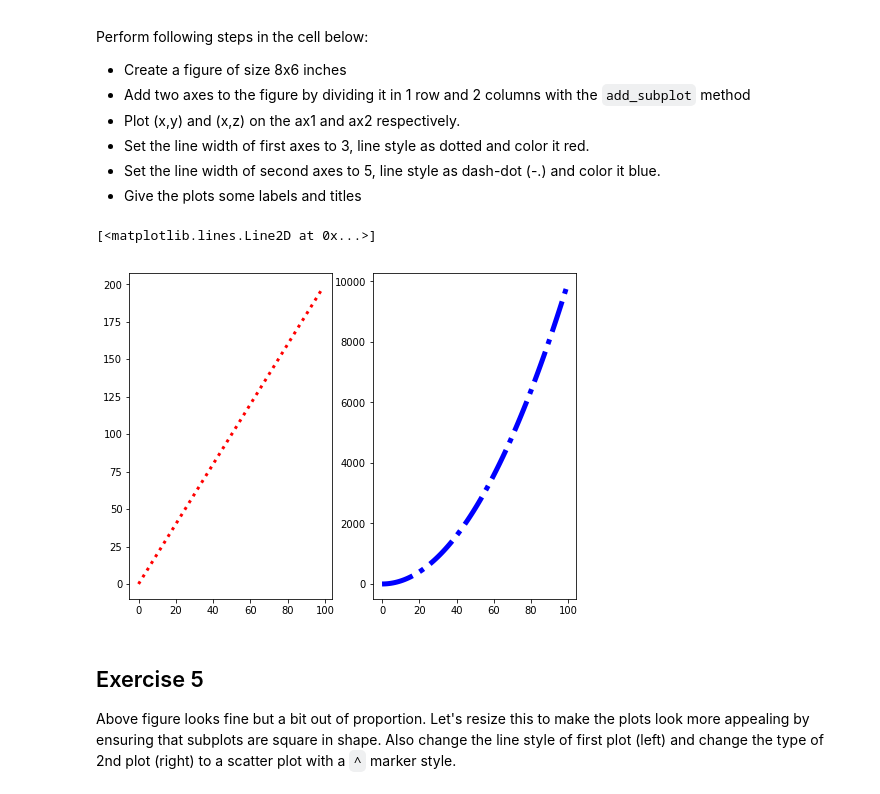
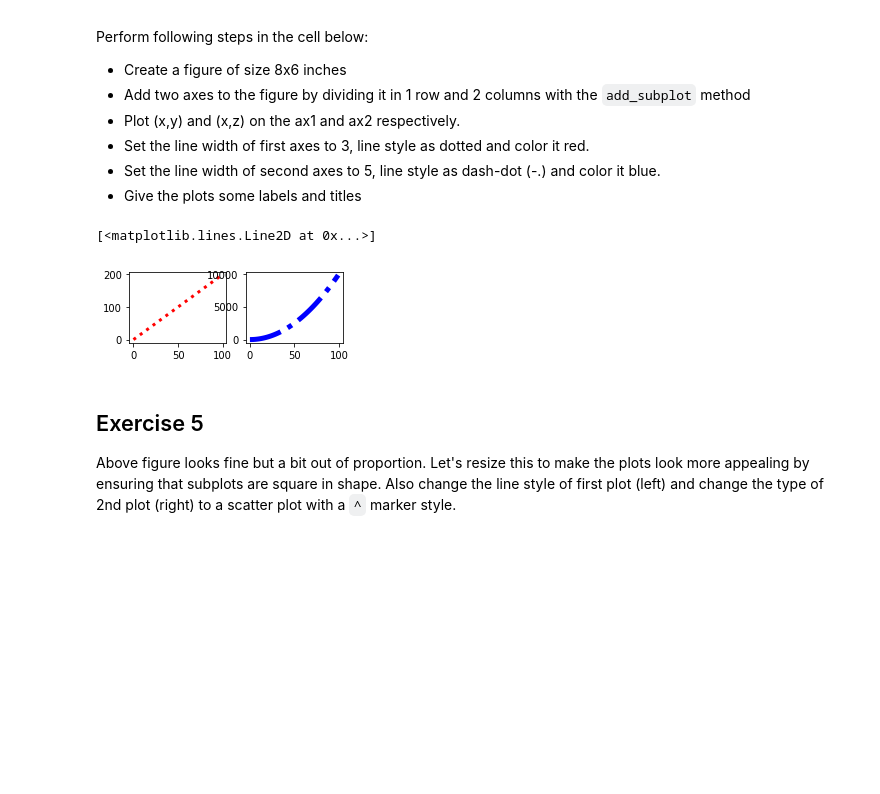
Before and after one commit to jmt0221/dsc-more-practice-with-matplotlib-lab-nyc-ds-082619, a Jupyter notebook: index.ipynb, the cells around one changed output. Cells and saved outputs as stored; diff of their text form; code cells hidden in the pictures; blank space fills up the shorter version.

```diff
--- a/index.ipynb
+++ b/index.ipynb
@@ -117,13 +117,13 @@ Perform following steps in the cell below:
 * Give the plots some labels and titles
 # %%
 fig = plt.figure(figsize=(8,6))
-ax1 = fig.add_subplot(221)
-ax2 = fig.add_subplot(22)
+ax1 = fig.add_subplot(441)
+ax2 = fig.add_subplot(442)
 ax1.plot(x,y,linewidth=3,c='red',linestyle=':')
 ax2.plot(x,z,linewidth=5,c='blue',linestyle='-.')
 # %% [output]
 [<matplotlib.lines.Line2D at 0x...>]
-[figure, old version]
+[figure, new version]
 # %% [markdown]
 ## Exercise 5
 
```
